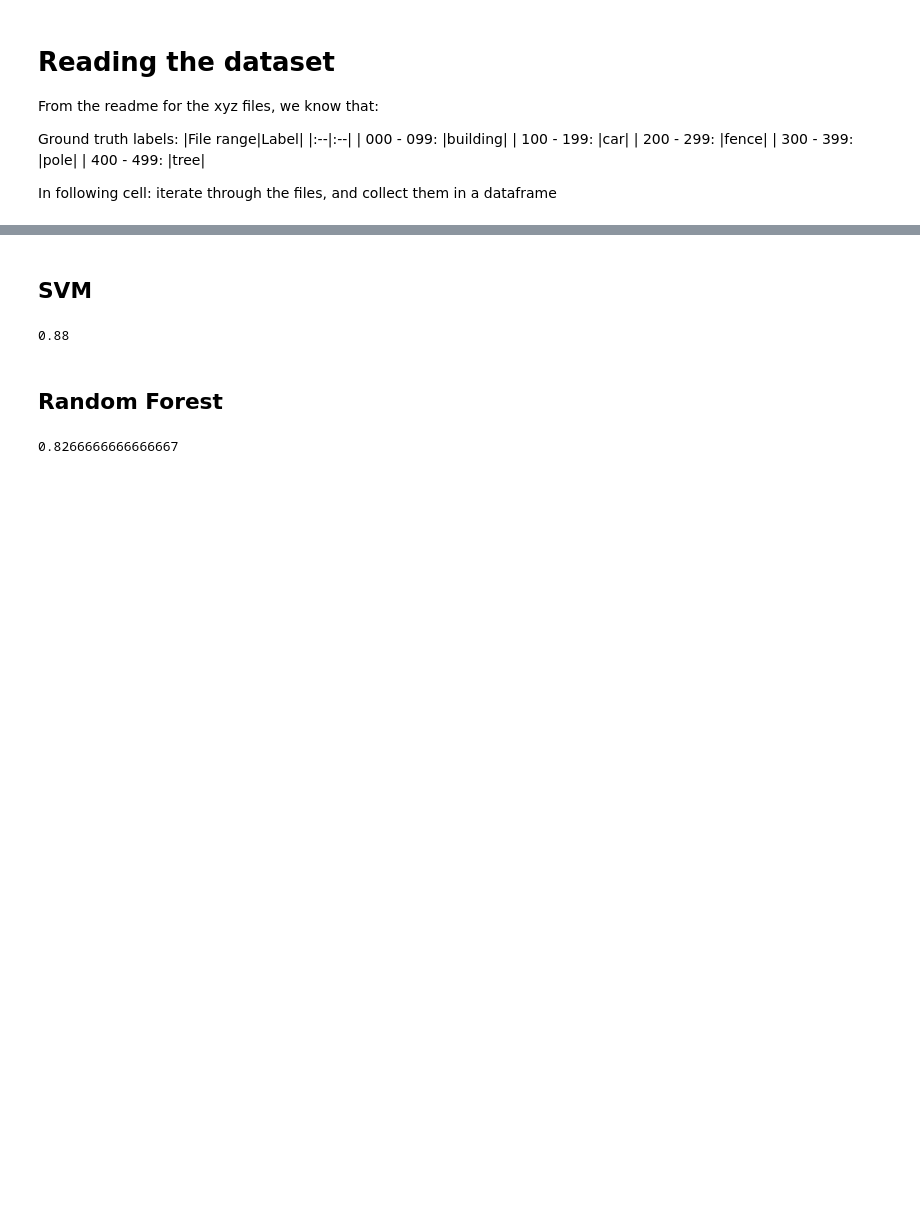
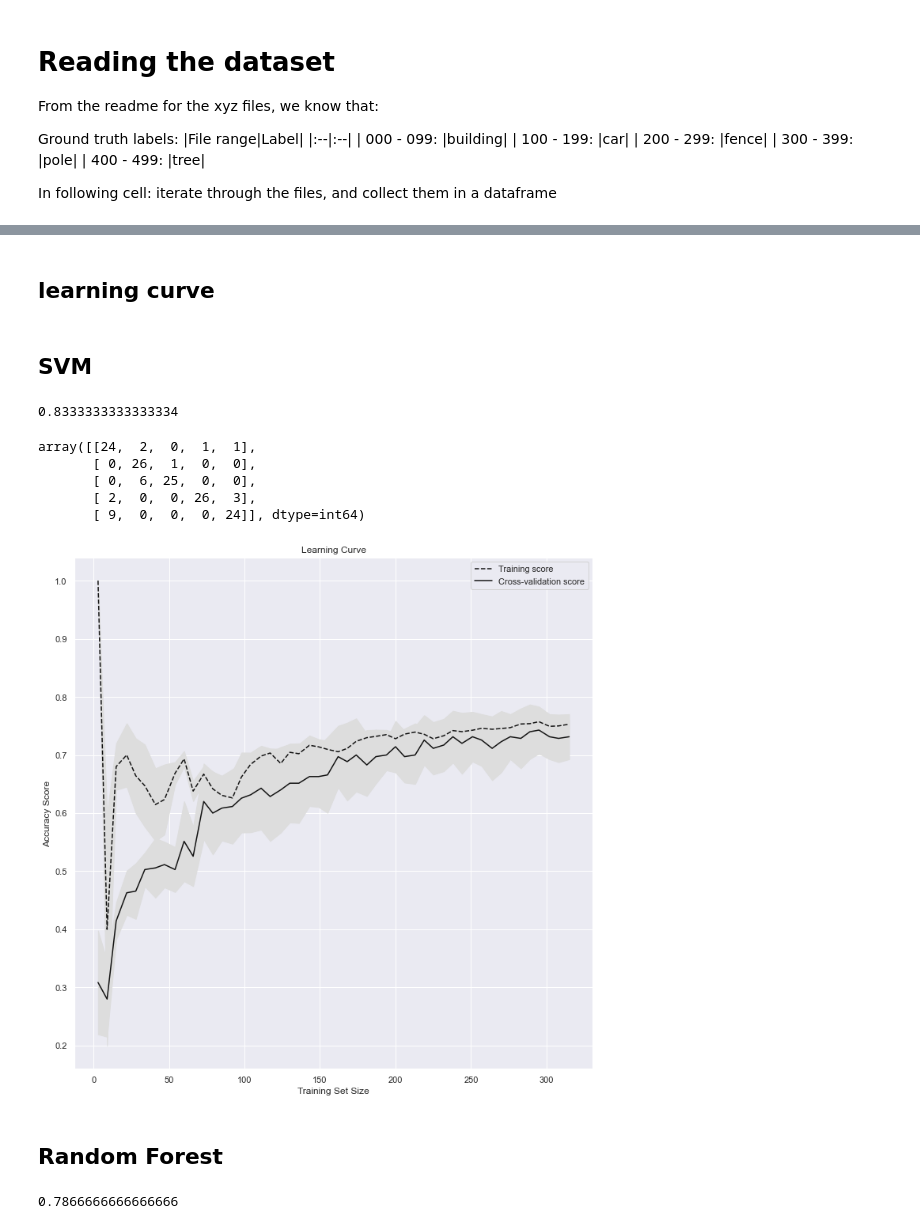
Before and after one commit to pratyush1611/GEO5017_Assignments, a Jupyter notebook: Asg2_Classification/asg02.ipynb, the cells around one changed output, grey strips where cells are left out. Saved outputs shown, nothing was run; the diff lists cells and outputs as text; code cells hidden in the pictures; blank space fills up the shorter version.

Commit message:
accuracy, learning curve, confusion matrix added
New updates:
1. Accuracy (oA=mA in this case)
2. Learning curve
3. Confusion matrix

```diff
--- a/Asg2_Classification/asg02.ipynb
+++ b/Asg2_Classification/asg02.ipynb
@@ -35,14 +36,13 @@ In following cell: iterate through the files, and collect them in a dataframe
 # %%
 xyzPath = './scene_objects/data/*.xyz'
 dataPathsList = glob.glob(xyzPath)
+
 allPointsDF= pd.DataFrame(columns=['x','y','z', 'fileNo', 'groundLabel'])
-
-def df_maker(df1, df2):
-    return pd.concat([df1, df2], sort=False, ignore_index=True)
+# featureDF = pd.DataFrame(columns=['Label' , 'convHull', median] )
 
 labelToGive = None
 for path in dataPathsList:
-    indx = int(path.split('/')[-1][0:3])
+    indx = int(path.split('\\')[-1][0:3])
     # if else to determine label
     if indx>=0 and indx<100:
         labelToGive = 'building'
@@ -61,6 +61,6 @@ for path in dataPathsList:
     tempDF.loc[:,'groundLabel'] = labelToGive
 
     # merge with megaDFofPoints
-    allPointsDF = df_maker(allPointsDF, tempDF)
+    allPointsDF = pd.concat([allPointsDF, tempDF], sort=False, ignore_index=True)
 
 allPointsDF.head()
@@ -173,22 +173,77 @@ def predictionAccuracyChecker(predictedList, y_testSeries):
 # %%
 # split dataset
 minMax_X_train, minMax_X_test, minMax_y_train, minMax_y_test = testTrainSplitter(minMaxFeatureDF)
+# %% [markdown]
+## learning curve
+# %%
+# https://scikit-learn.org/stable/modules/generated/sklearn.model_selection.learning_curve.html
+# https://www.projectpro.io/recipes/plot-learning-curve-in-python
+
+def learningCurve(estimator,X,y):
+    """
+    Determines cross-validated training and test scores for different training set sizes.
+    Parameters:
+        estimator: An object of that type which is cloned for each validation.
+        X: array-like of shape (n_samples, n_features). Training vector, where n_samples is the number of samples and n_features is the number of features.
+        y: array-like of shape (n_samples,) or (n_samples, n_outputs).Target relative to X for classification or regression; None for unsupervised learning.
+    Return:
+        No return. Just plot the curve.
+    """
+
+    train_sizes, train_scores, test_scores = learning_curve(estimator, X, y, cv=10, scoring='accuracy', n_jobs=-1, train_sizes=np.linspace(0.01, 1.0, 50))
+    train_mean = np.mean(train_scores, axis=1)
+    train_std = np.std(train_scores, axis=1)
+
+    test_mean = np.mean(test_scores, axis=1)
+    test_std = np.std(test_scores, axis=1)
+
+    plt.subplots(1, figsize=(10,10))
+    plt.plot(train_sizes, train_mean, '--', color="#111111",  label="Training score")
+    plt.plot(train_sizes, test_mean, color="#111111", label="Cross-validation score")
+
+    plt.fill_between(train_sizes, train_mean - train_std, train_mean + train_std, color="#DDDDDD")
+    plt.fill_between(train_sizes, test_mean - test_std, test_mean + test_std, color="#DDDDDD")
+
+    plt.title("Learning Curve")
+    plt.xlabel("Training Set Size"), plt.ylabel("Accuracy Score"), plt.legend(loc="best")
+    plt.tight_layout()
+    plt.show()
 # %% [markdown]
 ## SVM
 # %%
-svmClassifier = SVC(decision_function_shape='ovo', kernel='linear')
+svmClassifier = SVC(decision_function_shape='ovo', kernel='linear') # function from sklearn
 svmClassifier.fit(minMax_X_train, minMax_y_train)
 
-predList = svmClassifier.predict(minMax_X_test)
-predictionAccuracyChecker( predList , minMax_y_test)
+svmPredList = svmClassifier.predict(minMax_X_test)
+
+#accuracyEvaluation(svmPredList , minMax_y_test)
+
+svmAccuracy = accuracy_score(minMax_y_test, svmPredList)
+svmAccuracy
 # %% [output]
-0.88
+0.8333333333333334
+# %%
+confusion_matrix(minMax_y_test, svmPredList)
+# %% [output]
+array([[24,  2,  0,  1,  1],
+       [ 0, 26,  1,  0,  0],
+       [ 0,  6, 25,  0,  0],
+       [ 2,  0,  0, 26,  3],
+       [ 9,  0,  0,  0, 24]], dtype=int64)
+# %%
+learningCurve(SVC(),minMax_X_train, minMax_y_train)
+# %% [output]
+[figure, added]
 # %% [markdown]
 ## Random Forest
 # %%
 rfClassifier = RandomForestClassifier(n_estimators = 50, max_depth=2, random_state=0)
 rfClassifier.fit(minMax_X_train, minMax_y_train)
-predList = rfClassifier.predict(minMax_X_test)
-predictionAccuracyChecker( predList , minMax_y_test)
+
+rfPredList = rfClassifier.predict(minMax_X_test)
+#accuracyEvaluation( rfPredList , minMax_y_test)
+
+rfAccuracy = accuracy_score(minMax_y_test, rfPredList)
+rfAccuracy
 # %% [output]
-0.8266666666666667
+0.7866666666666666
```
Also changed, not shown: parts of 15 cells of this notebook.
